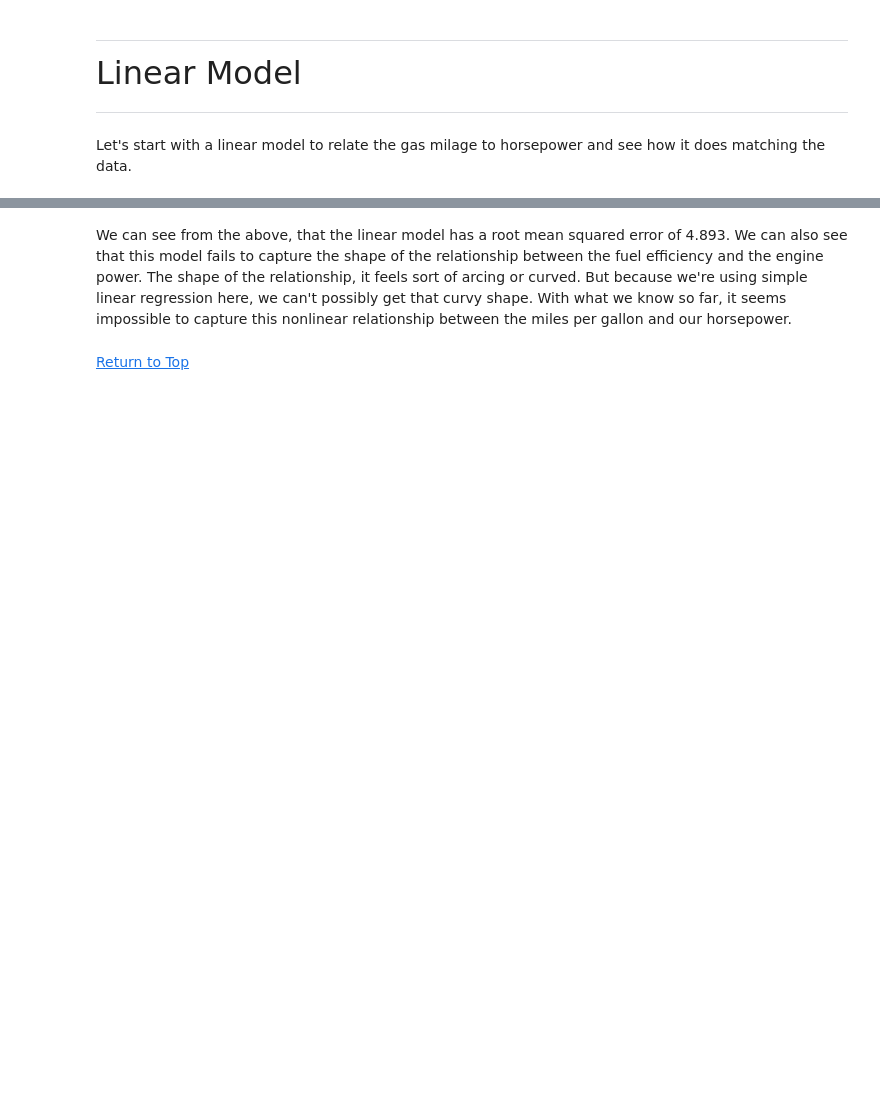
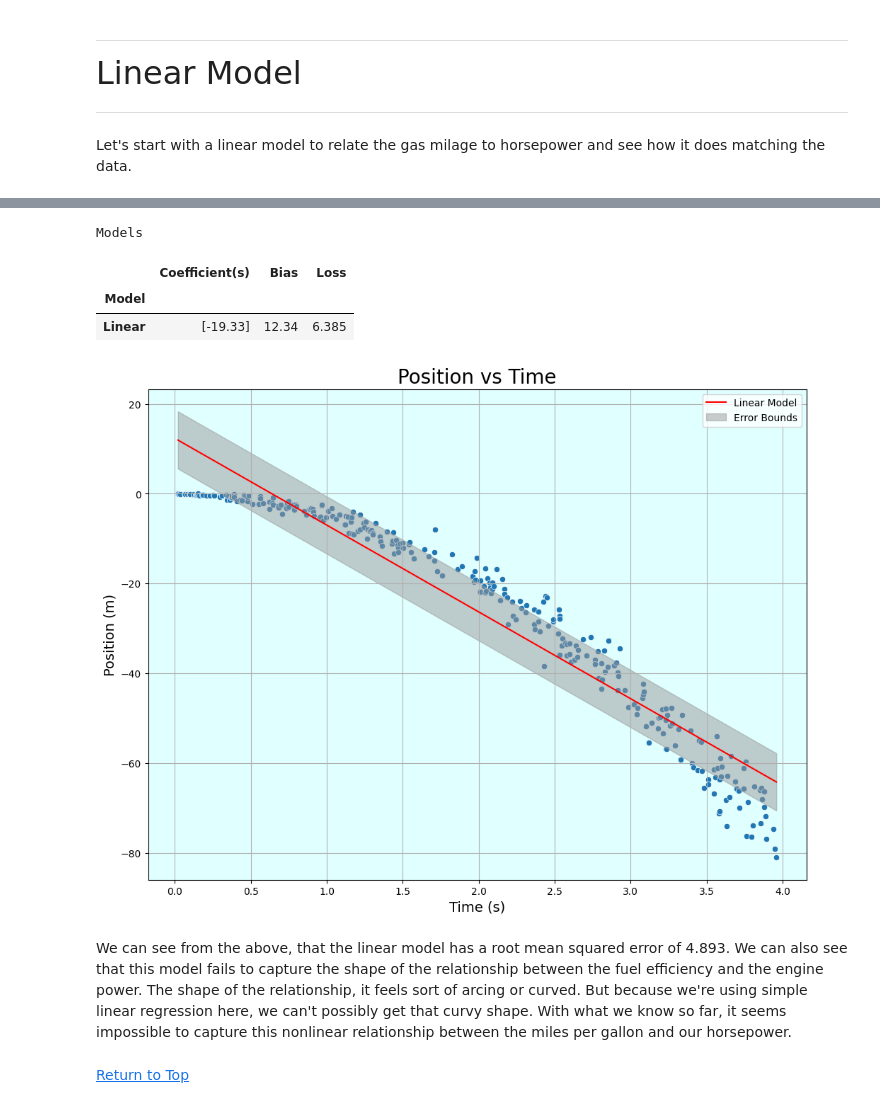
Before and after one commit to dr-bankert-augustana/PHYS_200, a Jupyter notebook: Lessons/Module_2/PHY_200_Lesson_2_3.ipynb, the cells around one changed output, grey strips where cells are left out. Saved outputs shown, nothing was run; the diff lists cells and outputs as text; code cells hidden in the pictures; blank space fills up the shorter version.

```diff
--- a/Lessons/Module_2/PHY_200_Lesson_2_3.ipynb
+++ b/Lessons/Module_2/PHY_200_Lesson_2_3.ipynb
@@ -419,3 +729,70 @@ Model RMSE: 4.893
+# %%
+##=============================================================================================##
+## Set the Model Feature(s) and Target:                                                        ##
+##=============================================================================================##
+
+X = features.copy()
+y = target.copy()
+
+##=============================================================================================##
+## Create the Model and Get the Results and Predictions:                                       ##
+##=============================================================================================##
+
+linear_results, linear_predictions = create_model(X, y, "Linear")
+
+##=============================================================================================##
+## Display The Results:                                                                        ##
+##=============================================================================================##
+
+# Set the model names:
+
+name_list = [linear_results["Name"][0]]
+
+# Set the coefficient(s) list:
+
+coef_list = [linear_results["Coefs"][0]]
+
+# Set the bias list:
+
+bias_list = [linear_results["Bias"][0]]
+
+# Set the loss list:
+
+loss_list = [linear_results["Loss"][0]]
+
+# Display the results:
+
+display_model(name_list, coef_list, bias_list, loss_list, "Models")
+
+##=============================================================================================##
+## Create a Plot of the Data:                                                                  ##
+##=============================================================================================##
+
+# Set the title of the plot:
+
+title = "Position vs Time"
+
+# Set the x-axis and y-axis labels:
+
+x_label = "Time (s)"
+y_label = "Position (m)"
+
+# Create the model, color, and label lists:
+
+model_list = [linear_predictions]
+color_list = ["red"]
+label_list = ["Linear Model"]
+
+# Create a scatterplot of the feature data vs the target data:
+
+graph = plot_data(X[x_label], y[y_label], title, [x_label, y_label], model_list, color_list,
+                  label_list, error_display = True, error = loss_list[-1])
+# %% [output]
+Models
+|  | Coefficient(s) | Bias | Loss |
+| Model |  |  |  |
+| Linear | [-19.33] | 12.34 | 6.385 |
+[figure, added]
 # %% [markdown]
 We can see from the above, that the linear model has a root mean squared error of 4.893. We can also see that this model fails to capture the shape of the relationship between the fuel efficiency and the engine power. The shape of the relationship, it feels sort of arcing or curved. But because we're using simple linear regression here, we can't possibly get that curvy shape. With what we know so far, it seems impossible to capture this nonlinear relationship between the miles per gallon and our horsepower.
 # %% [markdown]
```
Also changed, not shown: parts of 65 cells of this notebook.
